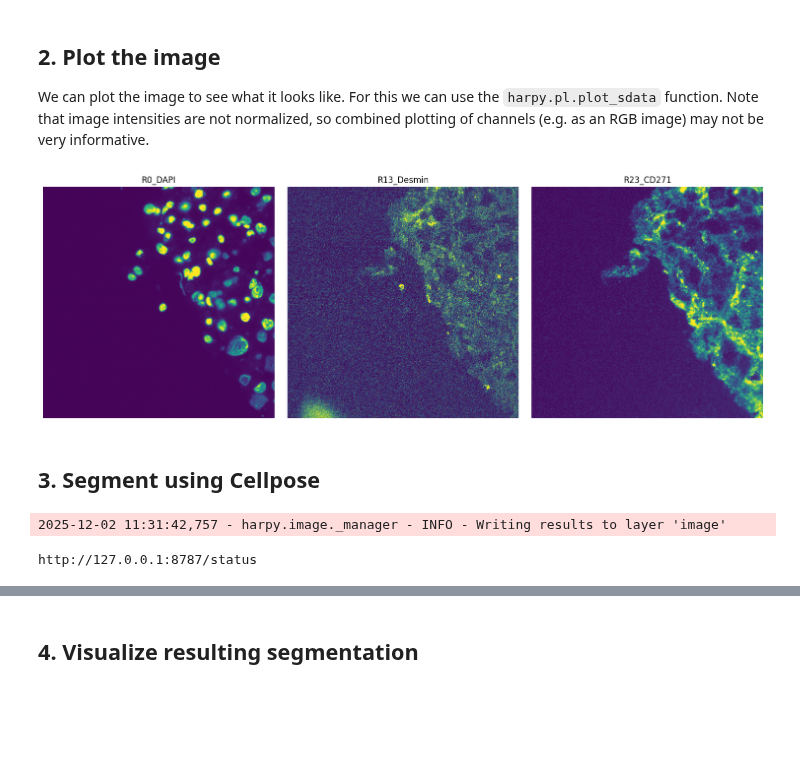
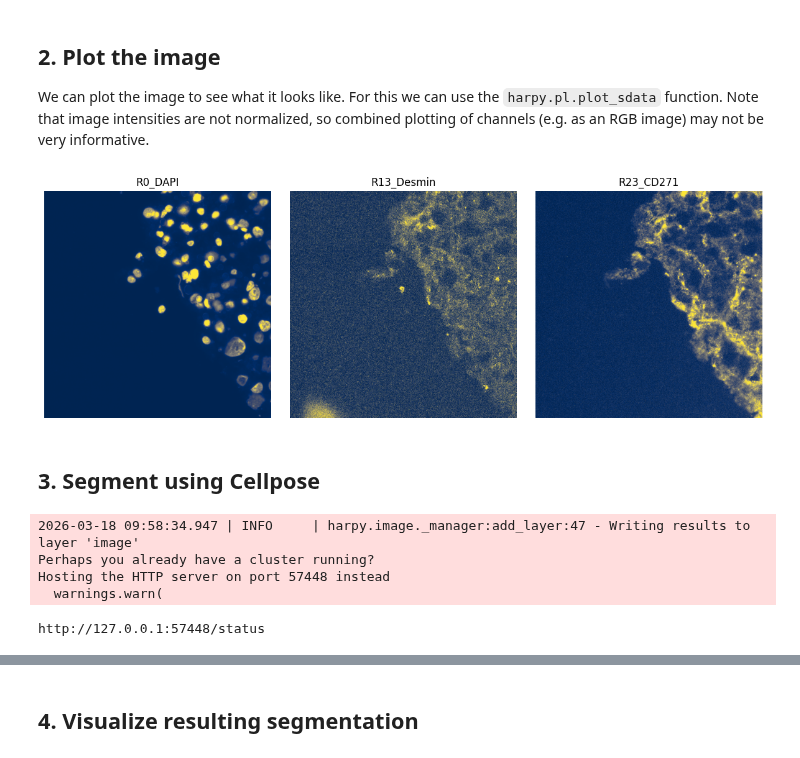
Before and after one commit to vibspatial/harpy_notebooks, a Jupyter notebook: general/Harpy_feature_calculation.ipynb, the cells around one changed output, grey strips where cells are left out. Drawn from its saved outputs; the diff is of its cells as text; code cells hidden in the pictures; blank space fills up the shorter version.

```diff
--- a/general/Harpy_feature_calculation.ipynb
+++ b/general/Harpy_feature_calculation.ipynb
@@ -50,39 +43,38 @@ len(markers_of_interest)
 
 We can plot the image to see what it looks like. For this we can use the `harpy.pl.plot_sdata` function. Note that image intensities are not normalized, so combined plotting of channels (e.g. as an RGB image) may not be very informative.
 # %%
-# or using spatialdata-plot:
 import numpy as np
 import dask.array as da
 from matplotlib.colors import Normalize
 
 subset_channels = ["R0_DAPI", "R13_Desmin", "R23_CD271"]
 
-fig, axes = plt.subplots(1, 3, figsize=(15, 5))
+fig, axes = plt.subplots(1, 3, figsize=(12, 4))
 
 for _ax, _channel in zip(axes, subset_channels, strict=True):
     # normalization parameters for visualization (underlying image not changed)
     se = hp.im.get_dataarray(sdata, layer="HumanLiverH35")
     _channel_idx = np.where(sdata["HumanLiverH35"].c.data == _channel)[0].item()
     vmax = da.percentile(se.data[_channel_idx].flatten(), q=99).compute()
     norm = Normalize(vmax=vmax, clip=False)
 
-    render_images_kwargs = {"cmap": "viridis", "norm": norm}
+    render_images_kwargs = {"cmap": "cividis", "norm": norm}
     show_kwargs = {"title": _channel, "colorbar": False}
     _ax = hp.pl.plot_sdata(
         sdata,
         img_layer="HumanLiverH35",
         channel=_channel,
         render_images_kwargs=render_images_kwargs,
         show_kwargs=show_kwargs,
         ax=_ax,
     )
     # frameless figure
     _ax.axis("off")
 
 plt.tight_layout()
 plt.show()
 # %% [output]
-[figure, old version]
+[figure, new version]
 # %% [markdown]
 ## 3. Segment using Cellpose
 # %%
@@ -109,7 +101,10 @@ img_layer = "HumanLiverH35"
 
 # Get the DAPI stain, and add it to a new slot.
 sdata = hp.im.add_image_layer(
-    sdata, arr=sdata[img_layer].sel(c="R0_DAPI").data[None, ...], output_layer="image", overwrite=True
+    sdata,
+    arr=sdata[img_layer].sel(c="R0_DAPI").data[None, ...],
+    output_layer="image",
+    overwrite=True,
 )
 
 if torch.cuda.is_available():
@@ -141,8 +136,11 @@ client = Client(cluster)
 
 print(client.dashboard_link)
 # %% [output]
-2025-12-02 11:31:42,757 - harpy.image._manager - INFO - Writing results to layer 'image'
+2026-03-18 09:58:34.947 | INFO     | harpy.image._manager:add_layer:47 - Writing results to layer 'image'
+Perhaps you already have a cluster running?
+Hosting the HTTP server on port 57448 instead
+  warnings.warn(
-http://127.0.0.1:8787/status
+http://127.0.0.1:57448/status
 # %%
 # segment the DAPI stain
 sdata = hp.im.segment(
```
Also changed, not shown: parts of 23 cells of this notebook.
